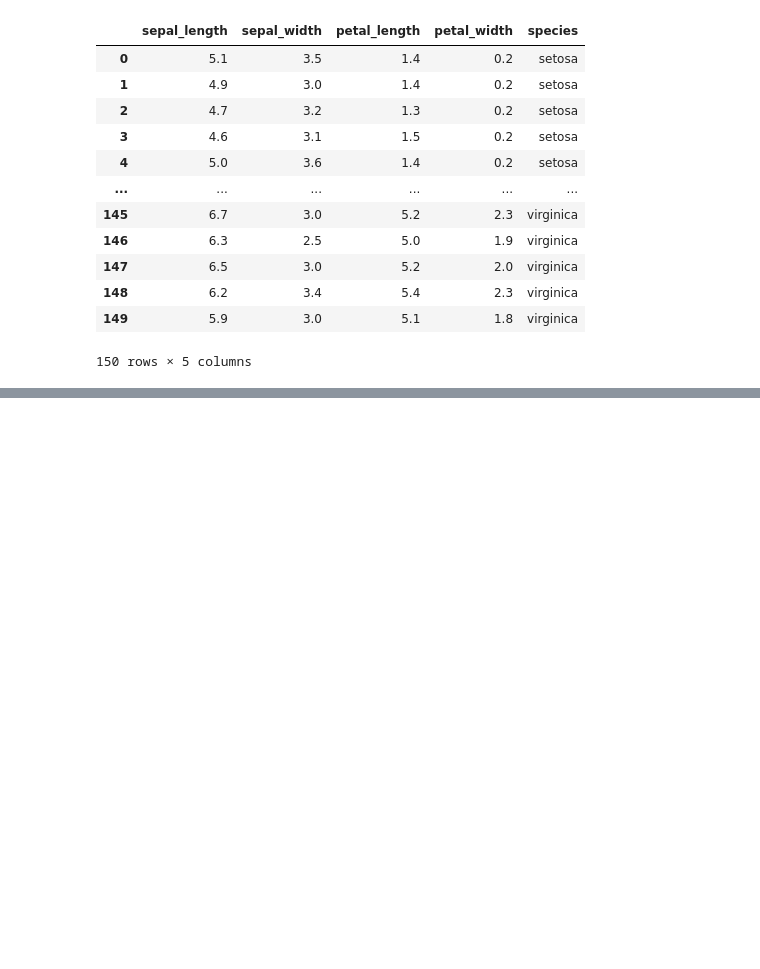
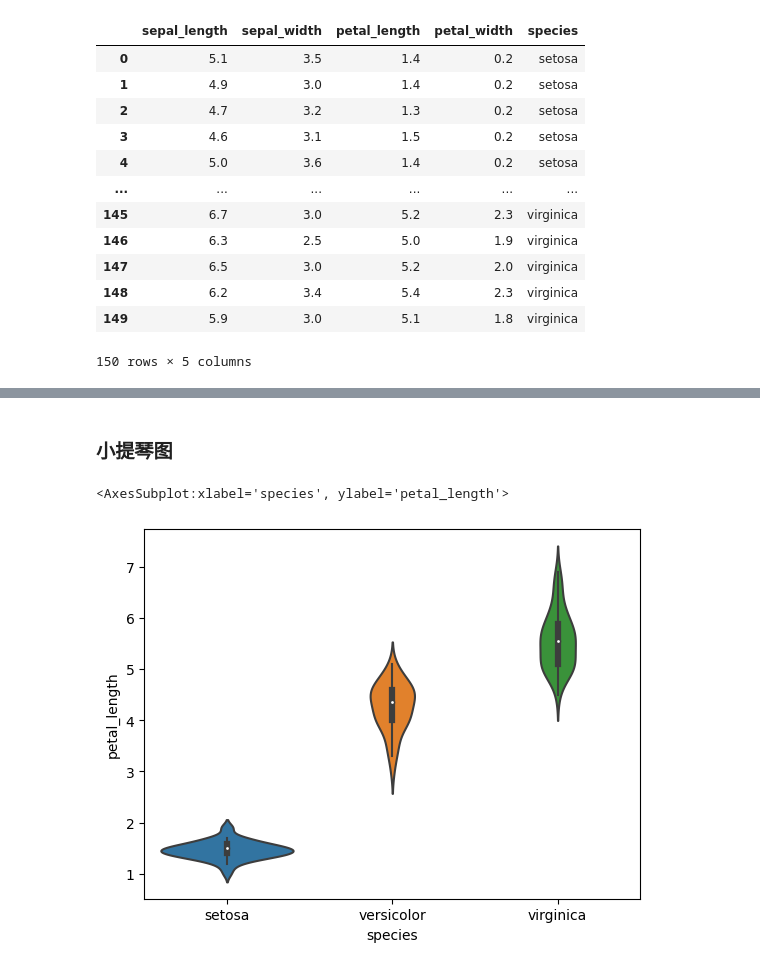
Before and after one commit to liuryl/Purchase, a Jupyter notebook: 课件/seaborn玩具数据加载.ipynb, the cells around one changed output, grey strips where cells are left out. Cells and saved outputs as stored; diff of their text form; code cells hidden in the pictures; blank space fills up the shorter version.

```diff
--- a/课件/seaborn玩具数据加载.ipynb
+++ b/课件/seaborn玩具数据加载.ipynb
@@ -247,0 +272,7 @@ sns.scatterplot(x='sepal_length',y='petal_length',data=iris,hue='species')
+# %% [markdown]
+### 小提琴图
+# %%
+sns.violinplot(x='species',y='petal_length',data=iris,split=False)
+# %% [output]
+<AxesSubplot:xlabel='species', ylabel='petal_length'>
+[figure, added]
```
Also changed, not shown: parts of 12 cells of this notebook, 1 other file.
